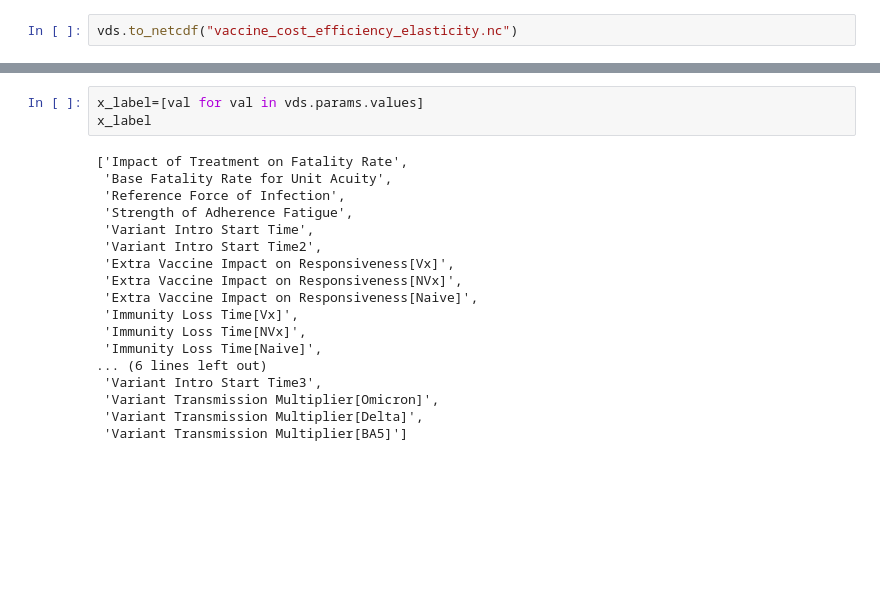
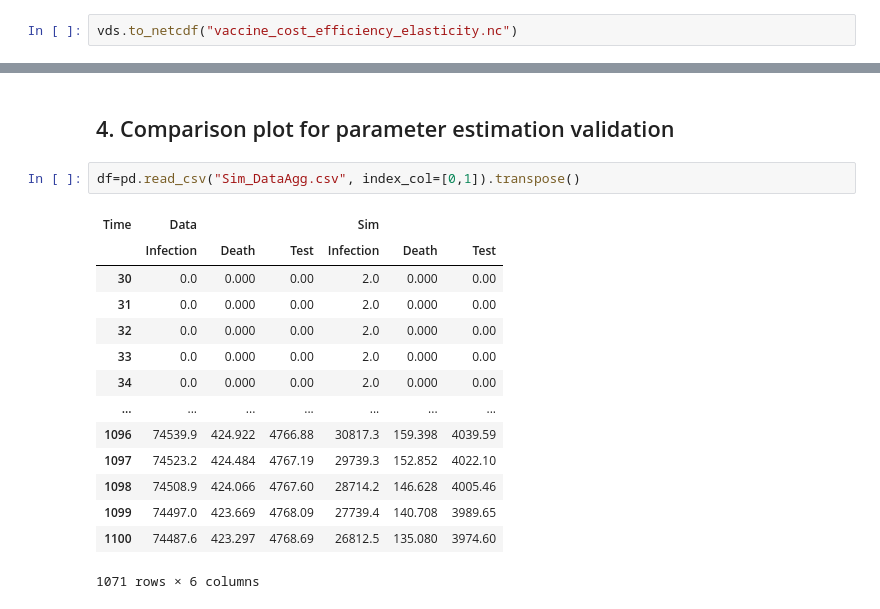
Before and after one commit to hyunjimoon/VaccineMisinf, a Jupyter notebook: V79/vac_cost_eff.ipynb, the cells around one changed output, grey strips where cells are left out. Cells and saved outputs as stored; diff of their text form; blank space fills up the shorter version.

```diff
--- a/V79/vac_cost_eff.ipynb
+++ b/V79/vac_cost_eff.ipynb
@@ -293,21 +278,19 @@ sorted(zip(x_avg, x_marg, x_label))
-# %%
-x_label=[val for val in vds.params.values]
-x_label
-# %% [output]
-['Impact of Treatment on Fatality Rate',
- 'Base Fatality Rate for Unit Acuity',
- 'Reference Force of Infection',
- 'Strength of Adherence Fatigue',
- 'Variant Intro Start Time',
- 'Variant Intro Start Time2',
- 'Extra Vaccine Impact on Responsiveness[Vx]',
- 'Extra Vaccine Impact on Responsiveness[NVx]',
- 'Extra Vaccine Impact on Responsiveness[Naive]',
- 'Immunity Loss Time[Vx]',
- 'Immunity Loss Time[NVx]',
- 'Immunity Loss Time[Naive]',
-... (6 lines left out)
- 'Variant Intro Start Time3',
- 'Variant Transmission Multiplier[Omicron]',
- 'Variant Transmission Multiplier[Delta]',
- 'Variant Transmission Multiplier[BA5]']
+# %% [markdown]
+## 4. Comparison plot for parameter estimation validation
+# %%
+df=pd.read_csv("Sim_DataAgg.csv", index_col=[0,1]).transpose()
+# %% [output]
+| Time | Data |  |  | Sim |  |  |
+|  | Infection | Death | Test | Infection | Death | Test |
+| 30 | 0.0 | 0.000 | 0.00 | 2.0 | 0.000 | 0.00 |
+| 31 | 0.0 | 0.000 | 0.00 | 2.0 | 0.000 | 0.00 |
+| 32 | 0.0 | 0.000 | 0.00 | 2.0 | 0.000 | 0.00 |
+| 33 | 0.0 | 0.000 | 0.00 | 2.0 | 0.000 | 0.00 |
+| 34 | 0.0 | 0.000 | 0.00 | 2.0 | 0.000 | 0.00 |
+| ... | ... | ... | ... | ... | ... | ... |
+| 1096 | 74539.9 | 424.922 | 4766.88 | 30817.3 | 159.398 | 4039.59 |
+| 1097 | 74523.2 | 424.484 | 4767.19 | 29739.3 | 152.852 | 4022.10 |
+| 1098 | 74508.9 | 424.066 | 4767.60 | 28714.2 | 146.628 | 4005.46 |
+| 1099 | 74497.0 | 423.669 | 4768.09 | 27739.4 | 140.708 | 3989.65 |
+| 1100 | 74487.6 | 423.297 | 4768.69 | 26812.5 | 135.080 | 3974.60 |
+1071 rows × 6 columns
```
Also changed, not shown: parts of 18 cells of this notebook, 3 other files.
